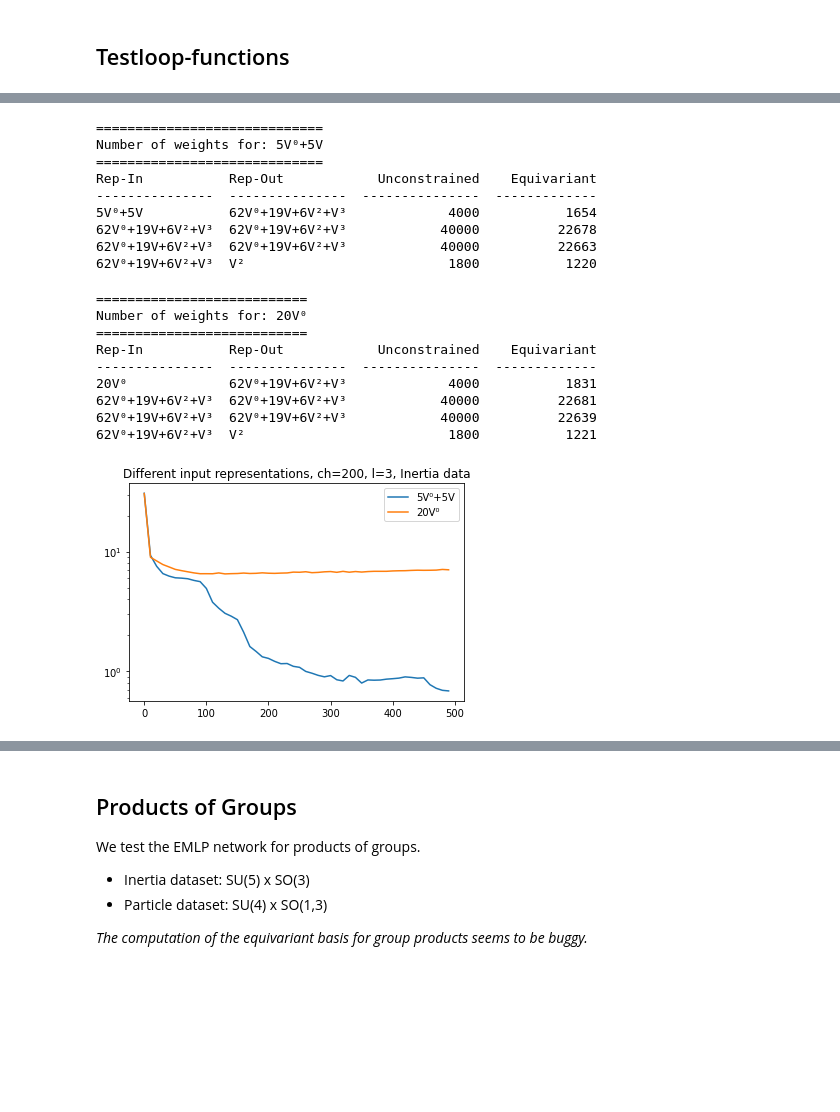
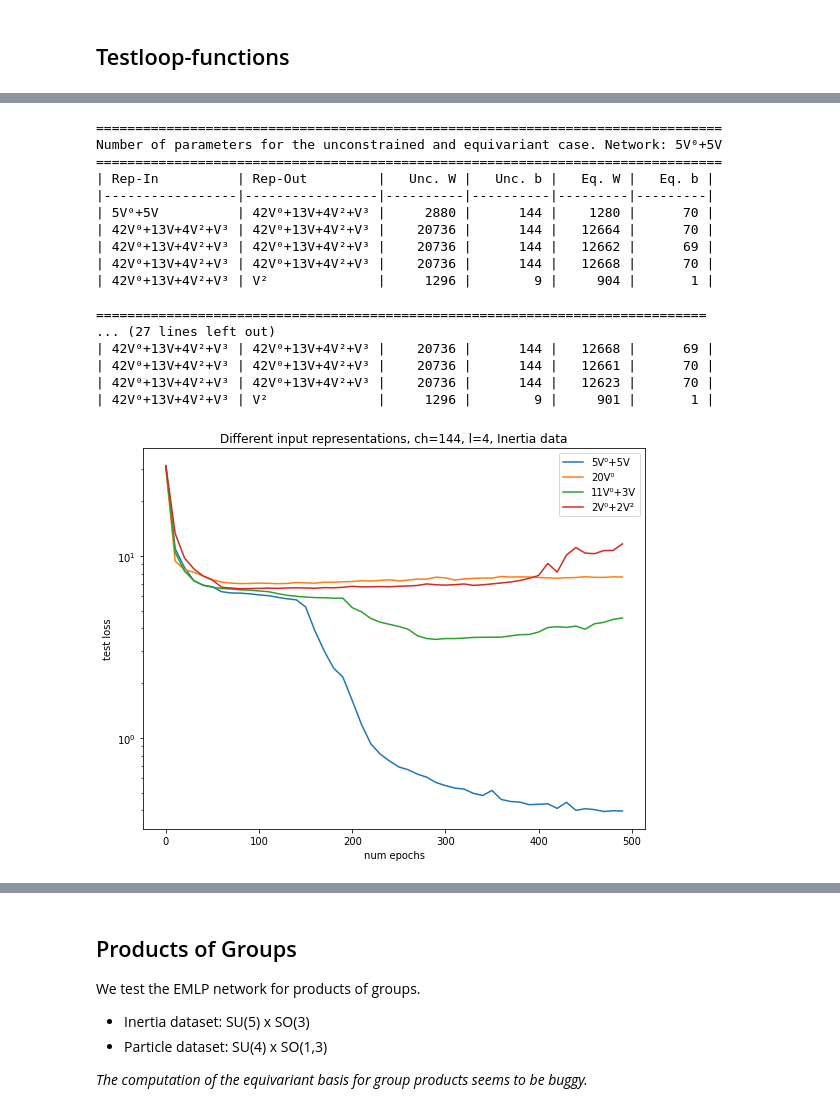
Before and after one commit to QB-TA/HolographicFlow, a Jupyter notebook: Testing_new_packages/Testing_EMLP.ipynb, the cells around one changed output, grey strips where cells are left out. Cells and saved outputs as stored; diff of their text form; code cells hidden in the pictures; blank space fills up the shorter version.

```diff
--- a/Testing_new_packages/Testing_EMLP.ipynb
+++ b/Testing_new_packages/Testing_EMLP.ipynb
@@ -565,10 +588,13 @@ def test_rep_in(ch, num_layers, rep_list,data):
     for rep in rep_list:
         model = EquivariantModel(str(rep(data.group)))
         model.create_model(data.trainset, data.testset, rep, data.rep_out, data.group, ch=ch, num_layers=num_layers)
-        model.num_weights()
         model.train()
         testmodels.append(model)
+    clear_output(wait=True)
+    plt.figure(figsize=(9,7))
     for i in range(len(rep_list)):
+        testmodels[i].num_param()
+        print(' ')
         testmodels[i].plot_test_loss()
     plt.title('Different input representations, ch='+str(ch)+', l='+str(num_layers)+', '+data.name+' data')
 # %%
@@ -657,23 +734,22 @@ We test two cases for the input representation:
 # %%
-test_rep_in(200, 3, [5*Scalar+5*V,20*Scalar], inertia)
+test_rep_in(144, 4, [5*Scalar+5*V,20*Scalar,11*Scalar+3*V,2*V*V+2*Scalar], inertia)
 # %% [output]
-=============================
-Number of weights for: 5V⁰+5V
-=============================
-Rep-In           Rep-Out            Unconstrained    Equivariant
----------------  ---------------  ---------------  -------------
-5V⁰+5V           62V⁰+19V+6V²+V³             4000           1654
-62V⁰+19V+6V²+V³  62V⁰+19V+6V²+V³            40000          22678
-62V⁰+19V+6V²+V³  62V⁰+19V+6V²+V³            40000          22663
-62V⁰+19V+6V²+V³  V²                          1800           1220
+================================================================================
+Number of parameters for the unconstrained and equivariant case. Network: 5V⁰+5V
+================================================================================
+| Rep-In          | Rep-Out         |   Unc. W |   Unc. b |   Eq. W |   Eq. b |
+|-----------------|-----------------|----------|----------|---------|---------|
+| 5V⁰+5V          | 42V⁰+13V+4V²+V³ |     2880 |      144 |    1280 |      70 |
+| 42V⁰+13V+4V²+V³ | 42V⁰+13V+4V²+V³ |    20736 |      144 |   12664 |      70 |
+| 42V⁰+13V+4V²+V³ | 42V⁰+13V+4V²+V³ |    20736 |      144 |   12662 |      69 |
+| 42V⁰+13V+4V²+V³ | 42V⁰+13V+4V²+V³ |    20736 |      144 |   12668 |      70 |
+| 42V⁰+13V+4V²+V³ | V²              |     1296 |        9 |     904 |       1 |
+
+==============================================================================
+... (27 lines left out)
+| 42V⁰+13V+4V²+V³ | 42V⁰+13V+4V²+V³ |    20736 |      144 |   12668 |      69 |
+| 42V⁰+13V+4V²+V³ | 42V⁰+13V+4V²+V³ |    20736 |      144 |   12661 |      70 |
+| 42V⁰+13V+4V²+V³ | 42V⁰+13V+4V²+V³ |    20736 |      144 |   12623 |      70 |
+| 42V⁰+13V+4V²+V³ | V²              |     1296 |        9 |     901 |       1 |
-===========================
-Number of weights for: 20V⁰
-===========================
-Rep-In           Rep-Out            Unconstrained    Equivariant
----------------  ---------------  ---------------  -------------
-20V⁰             62V⁰+19V+6V²+V³             4000           1831
-62V⁰+19V+6V²+V³  62V⁰+19V+6V²+V³            40000          22681
-62V⁰+19V+6V²+V³  62V⁰+19V+6V²+V³            40000          22639
-62V⁰+19V+6V²+V³  V²                          1800           1221
-[figure, old version]
+[figure, new version]
 # %%
```
Also changed, not shown: parts of 46 cells of this notebook.
